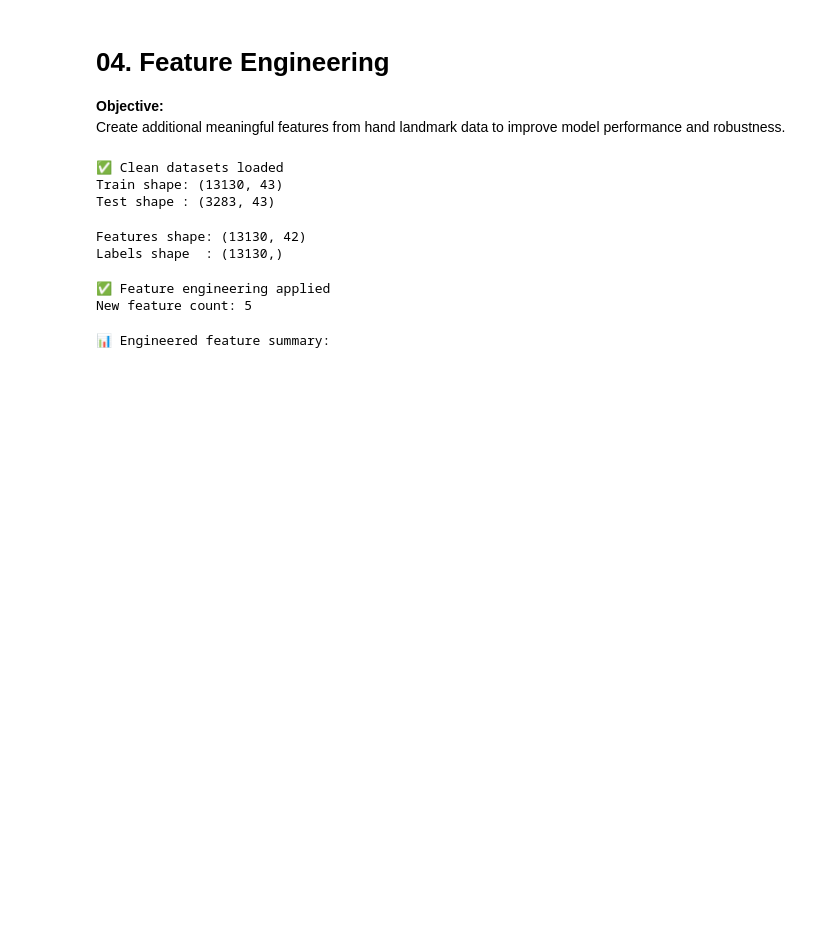
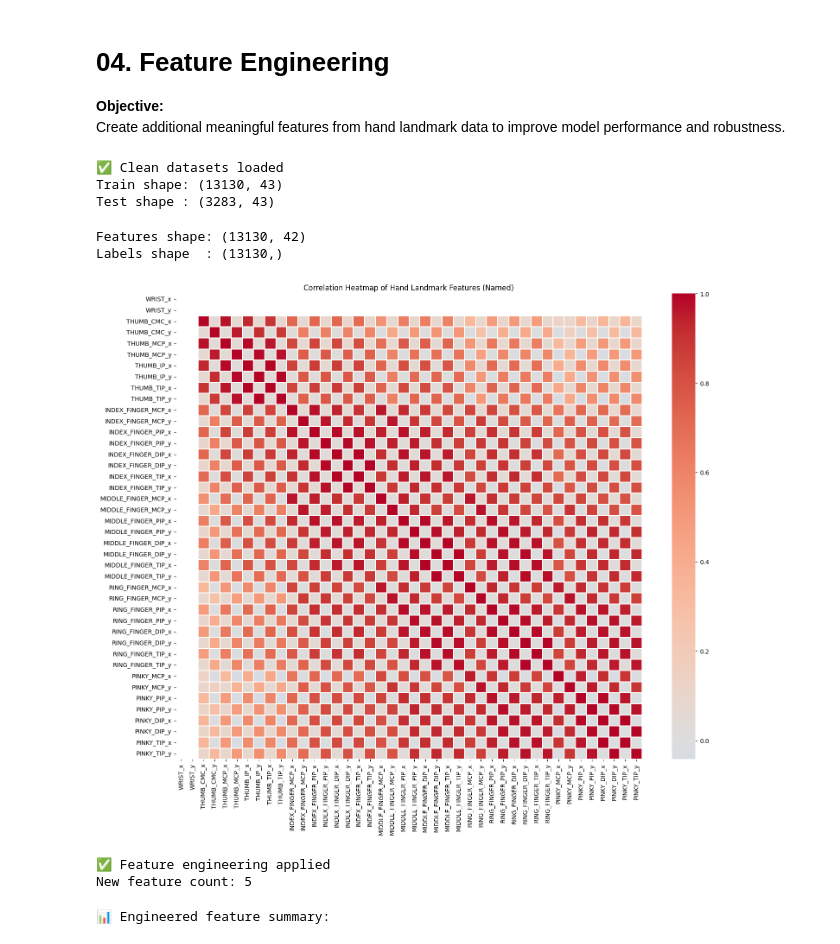
Before and after one commit to CHERRY9642/Gesture_detection_communication_support_system, a Jupyter notebook: notebooks/04_feature_engineering.ipynb, the cells around one changed output. Drawn from its saved outputs; the diff is of its cells as text; code cells hidden in the pictures; blank space fills up the shorter version.

```diff
--- a/notebooks/04_feature_engineering.ipynb
+++ b/notebooks/04_feature_engineering.ipynb
@@ -54,6 +54,56 @@ def add_engineered_features(X):
     X_new["feat_range"] = X_new["feat_max"] - X_new["feat_min"]
 
     return X_new
+# %%
+import pandas as pd
+import seaborn as sns
+import matplotlib.pyplot as plt
+
+# Load cleaned dataset
+df = pd.read_csv("../notebooks_data/test_cleaned.csv")
+
+# -----------------------------
+# Step 1: Define landmark names
+# -----------------------------
+landmark_names = [
+    "WRIST",
+    "THUMB_CMC", "THUMB_MCP", "THUMB_IP", "THUMB_TIP",
+    "INDEX_FINGER_MCP", "INDEX_FINGER_PIP", "INDEX_FINGER_DIP", "INDEX_FINGER_TIP",
+    "MIDDLE_FINGER_MCP", "MIDDLE_FINGER_PIP", "MIDDLE_FINGER_DIP", "MIDDLE_FINGER_TIP",
+    "RING_FINGER_MCP", "RING_FINGER_PIP", "RING_FINGER_DIP", "RING_FINGER_TIP",
+    "PINKY_MCP", "PINKY_PIP", "PINKY_DIP", "PINKY_TIP"
+]
+
+# ----------------------------------------
+# Step 2: Rename columns from numbers → names
+# ----------------------------------------
+new_columns = []
+for name in landmark_names:
+    new_columns.append(f"{name}_x")
+    new_columns.append(f"{name}_y")
+
+df.columns = new_columns + ["gesture_label"]
+
+# ----------------------------------------
+# Step 3: Compute correlation matrix
+# ----------------------------------------
+correlation_matrix = df.drop("gesture_label", axis=1).corr()
+
+# ----------------------------------------
+# Step 4: Plot correlation heatmap
+# ----------------------------------------
+plt.figure(figsize=(18, 14))
+sns.heatmap(
+    correlation_matrix,
+    cmap="coolwarm",
+    center=0,
+    square=True,
+    linewidths=0.3
+)
+plt.title("Correlation Heatmap of Hand Landmark Features (Named)")
+plt.show()
+# %% [output]
+[figure, added]
 # %%
 X_train_fe = add_engineered_features(X_train)
 X_test_fe  = add_engineered_features(X_test)
```
Also changed, not shown: 6 other files.
